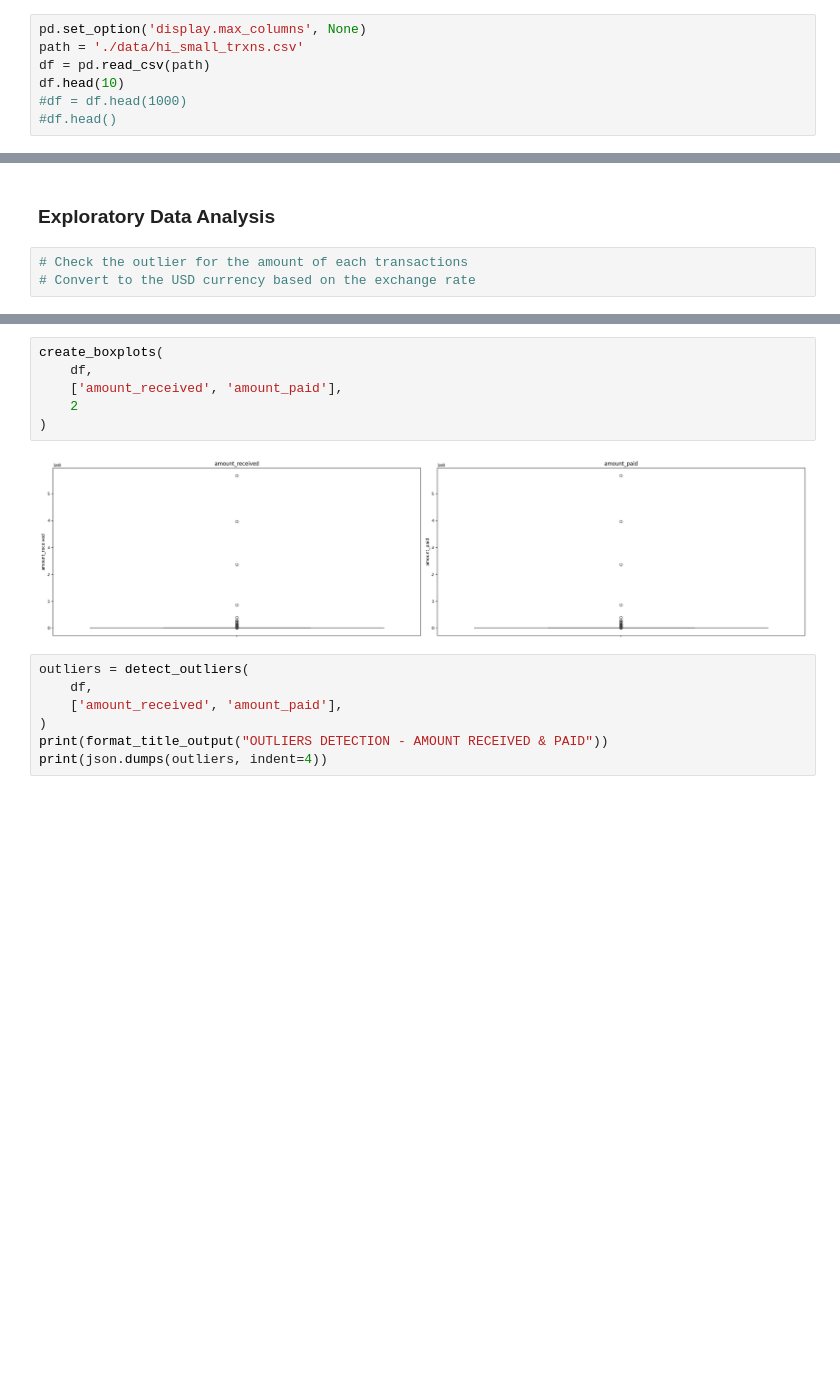
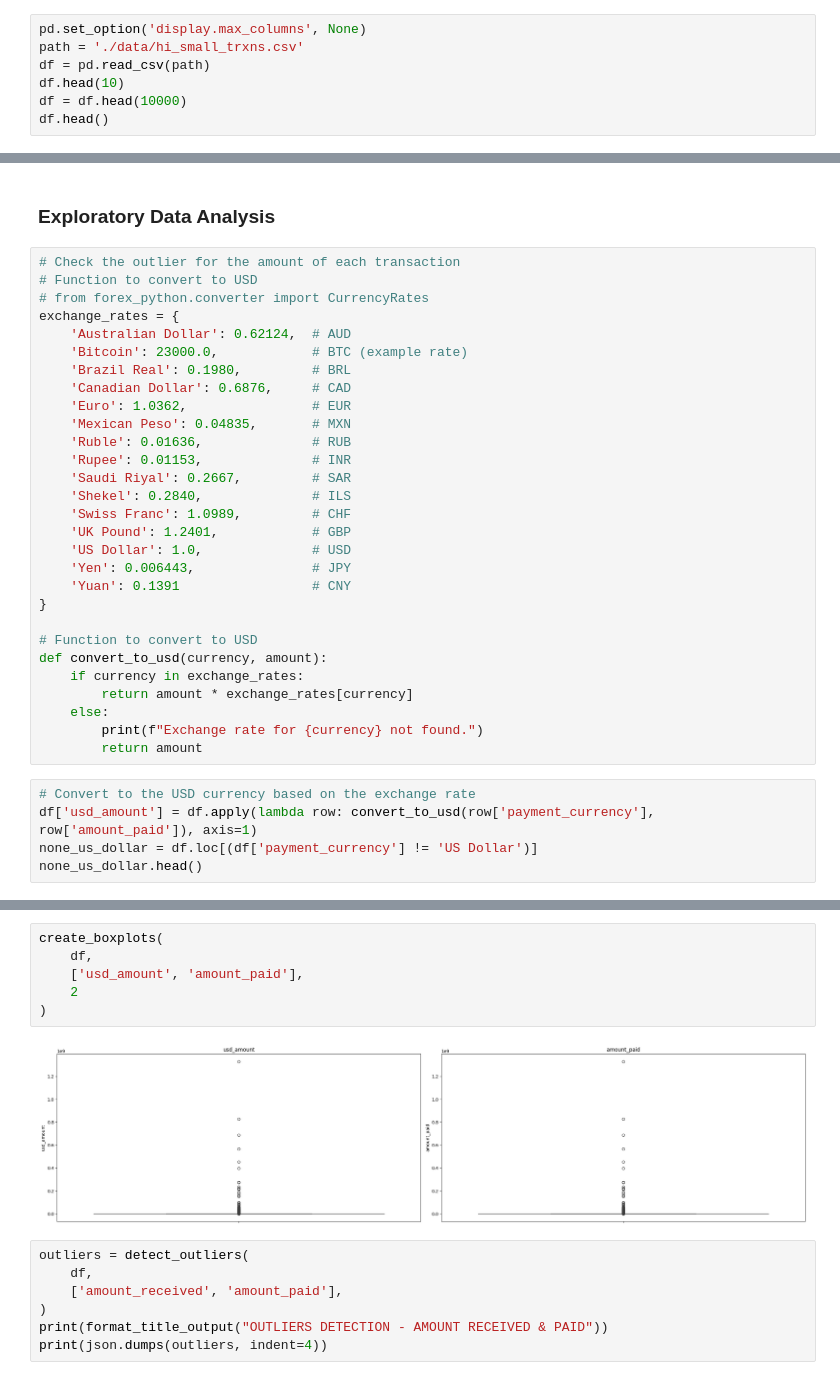
Before and after one commit to votanasrey/Hybrid-Node-Clustering-Approach-for-Graph-Based-Anti-Money-Laundering, a Jupyter notebook: model_dev/logistic_regression.ipynb, the cells around one changed output, grey strips where cells are left out. Cells and saved outputs as stored; diff of their text form; blank space fills up the shorter version.

Commit message:
chore: data cleansing - exchange rate and outliers detectionn

```diff
--- a/model_dev/logistic_regression.ipynb
+++ b/model_dev/logistic_regression.ipynb
@@ -36,8 +36,8 @@ pd.set_option('display.max_columns', None)
 path = './data/hi_small_trxns.csv'
 df = pd.read_csv(path)
 df.head(10)
-#df = df.head(1000)
-#df.head()
+df = df.head(10000)
+df.head()
 # %% [output]
 |  | Timestamp | From Bank | Account | To Bank | Account.1 | Amount Received | Receiving Currency | Amount Paid | ... |
 | 0 | 2022/09/01 00:20 | 10 | 8000EBD30 | 10 | 8000EBD30 | 3697.34 | US Dollar | 3697.34 | ... |
@@ -262,5 +250,36 @@ df.head()
 # %% [markdown]
 ### Exploratory Data Analysis
 # %%
-# Check the outlier for the amount of each transactions
-# Convert to the USD currency based on the exchange rate
+# Check the outlier for the amount of each transaction
+# Function to convert to USD
+# from forex_python.converter import CurrencyRates
+exchange_rates = {
+    'Australian Dollar': 0.62124,  # AUD
+    'Bitcoin': 23000.0,            # BTC (example rate)
+    'Brazil Real': 0.1980,         # BRL
+    'Canadian Dollar': 0.6876,     # CAD
+    'Euro': 1.0362,                # EUR
+    'Mexican Peso': 0.04835,       # MXN
+    'Ruble': 0.01636,              # RUB
+    'Rupee': 0.01153,              # INR
+    'Saudi Riyal': 0.2667,         # SAR
+    'Shekel': 0.2840,              # ILS
+    'Swiss Franc': 1.0989,         # CHF
+    'UK Pound': 1.2401,            # GBP
+    'US Dollar': 1.0,              # USD
+    'Yen': 0.006443,               # JPY
+    'Yuan': 0.1391                 # CNY
+}
+
+# Function to convert to USD
+def convert_to_usd(currency, amount):
+    if currency in exchange_rates:
+        return amount * exchange_rates[currency]
+    else:
+        print(f"Exchange rate for {currency} not found.")
+        return amount
+# %%
+# Convert to the USD currency based on the exchange rate
+df['usd_amount'] = df.apply(lambda row: convert_to_usd(row['payment_currency'], row['amount_paid']), axis=1)
+none_us_dollar = df.loc[(df['payment_currency'] != 'US Dollar')]
+none_us_dollar.head()
@@ -267,11 +293,11 @@ df.head()
 # %%
 create_boxplots(
     df,
-    ['amount_received', 'amount_paid'],
+    ['usd_amount', 'amount_paid'],
     2
 )
 # %% [output]
-[figure, old version]
+[figure, new version]
 # %%
 outliers = detect_outliers(
     df,
```
Also changed, not shown: parts of 6 cells of this notebook.
